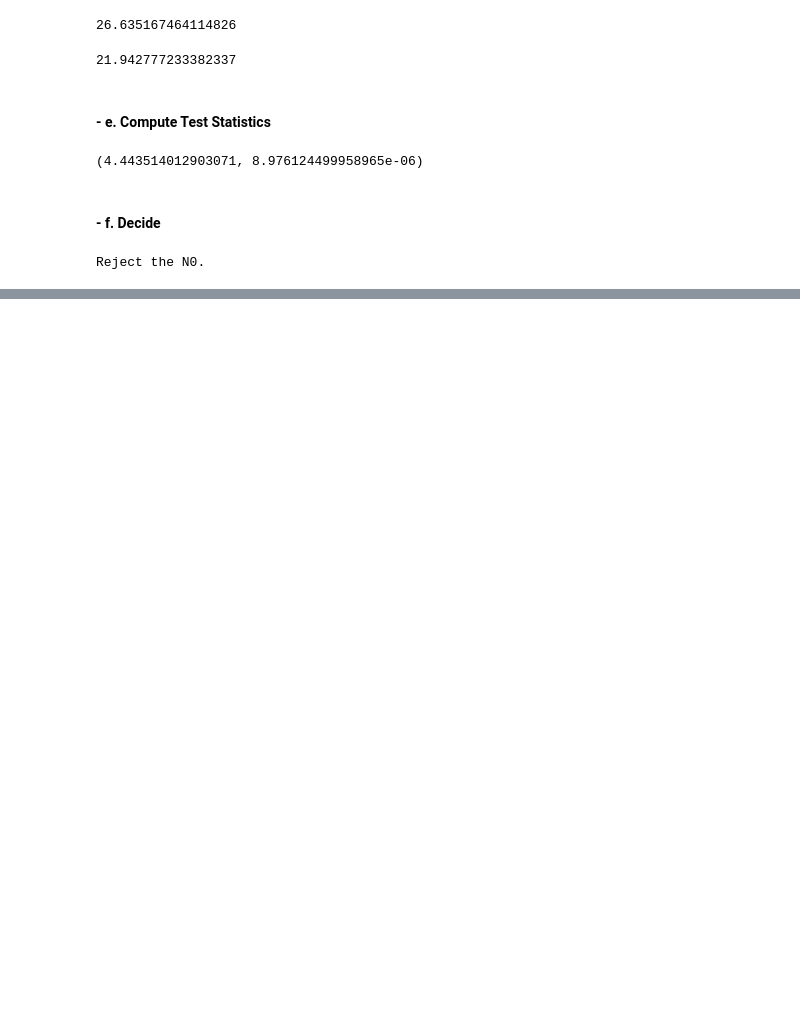
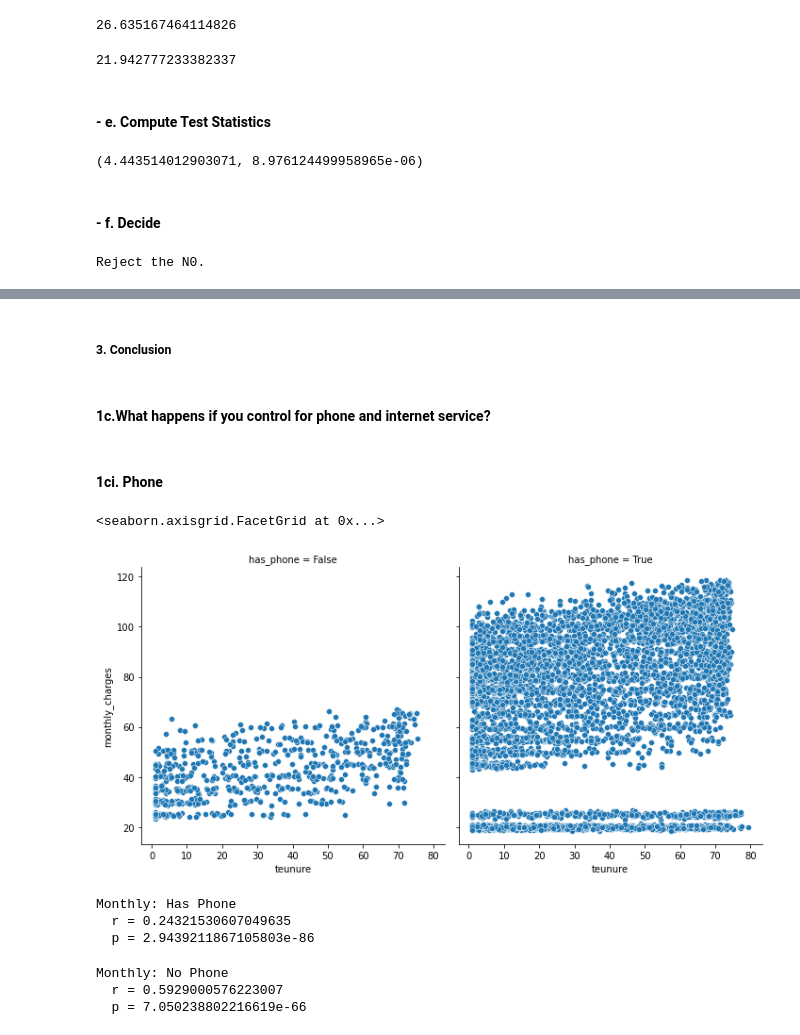
Before and after one commit to rachelrobbinsmayhill/statistics_exercises, a Jupyter notebook: hypothesis_testing.ipynb, the cells around one changed output, grey strips where cells are left out. Drawn from its saved outputs; the diff is of its cells as text; code cells hidden in the pictures; blank space fills up the shorter version.

```diff
--- a/hypothesis_testing.ipynb
+++ b/hypothesis_testing.ipynb
@@ -688,0 +631,2 @@ r, p
+# %% [markdown]
+##### 3. Conclusion
@@ -688,0 +635,14 @@ r, p
+# %% [markdown]
+#### 1c.What happens if you control for phone and internet service?
+# %% [markdown]
+#### 1ci.  Phone
+# %%
+# Monthly Charges & Tenure
+mo_x = df.teunure
+mo_y = df.monthly_charges
+# %%
+# Monthly Charges & Tenure
+sns.relplot(data=df,y=y, x=mo_x, col='has_phone')
+# %% [output]
+<seaborn.axisgrid.FacetGrid at 0x...>
+[figure, added]
@@ -688,0 +653,12 @@ r, p
+# %%
+#H0 - For customers who have phone service there is no linear relationship between tenure and monthly charges.
+#H1 - For customers who have phone service there is a linear relationship between tenure and monthly charges.
+
+r, p = stats.pearsonr(has_phone.teunure, has_phone.monthly_charges)
+print('Monthly: Has Phone')
+print('  r =', r)
+print('  p =', p)
+# %% [output]
+Monthly: Has Phone
+  r = 0.24321530607049635
+  p = 2.9439211867105803e-86
@@ -688,0 +667,12 @@ r, p
+# %%
+#H0 - For customers who have no phone service there is no linear relationship between tenure and monthly charges.
+#H1 - For customers who have no phone service there is a linear relationship between tenure and monthly charges.
+
+r, p = stats.pearsonr(no_phone.teunure, no_phone.monthly_charges)
+print('Monthly: No Phone')
+print('  r =', r)
+print('  p =', p)
+# %% [output]
+Monthly: No Phone
+  r = 0.5929000576223007
+  p = 7.050238802216619e-66
```
Also changed, not shown: parts of 92 cells of this notebook.
